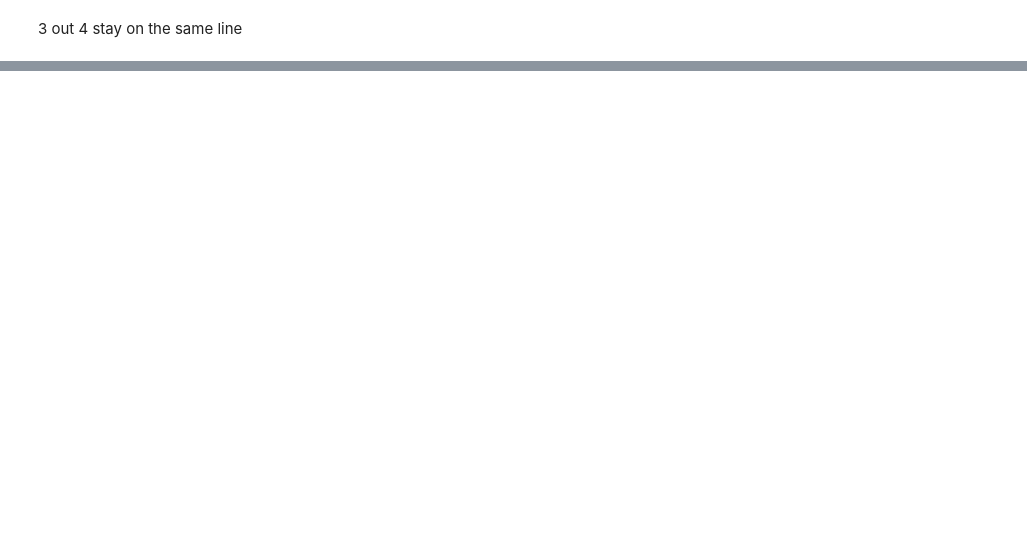
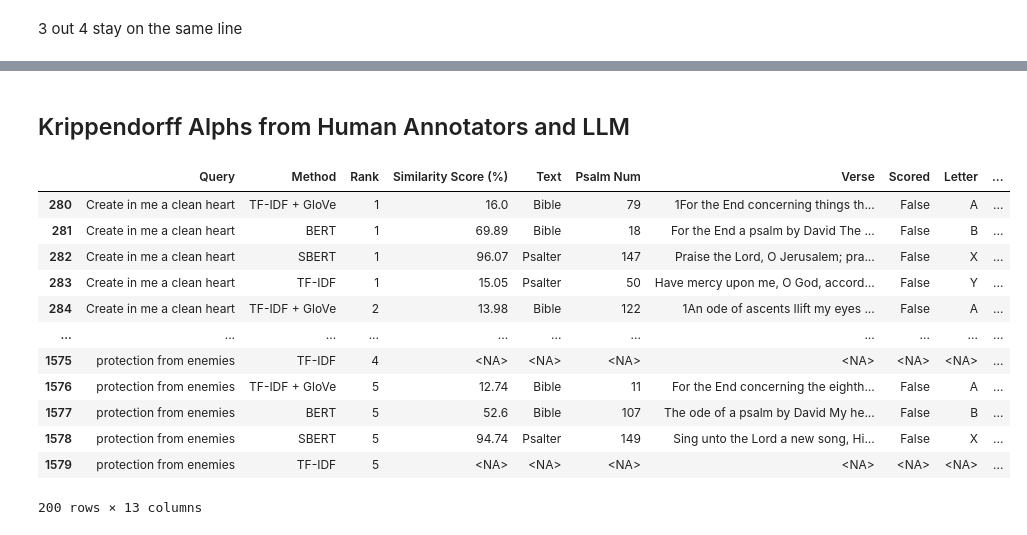
Before and after one commit to cwc09262/psalms-nlp-research, a Jupyter notebook: query_compare/llm_scoring/new_full/llm_results_eval.ipynb, the cells around one changed output, grey strips where cells are left out. Cells and saved outputs as stored; diff of their text form; code cells hidden in the pictures; blank space fills up the shorter version.

```diff
--- a/query_compare/llm_scoring/new_full/llm_results_eval.ipynb
+++ b/query_compare/llm_scoring/new_full/llm_results_eval.ipynb
@@ -1430,0 +1696,18 @@ pd.pivot_table(data=scores,
+# %% [markdown]
+## Krippendorff Alphs from Human Annotators and LLM
+# %%
+filtered_scores
+# %% [output]
+|  | Query | Method | Rank | Similarity Score (%) | Text | Psalm Num | Verse | Scored | Letter | ... |
+| 280 | Create in me a clean heart | TF-IDF + GloVe | 1 | 16.0 | Bible | 79 | 1For the End concerning things th... | False | A | ... |
+| 281 | Create in me a clean heart | BERT | 1 | 69.89 | Bible | 18 | For the End a psalm by David The ... | False | B | ... |
+| 282 | Create in me a clean heart | SBERT | 1 | 96.07 | Psalter | 147 | Praise the Lord, O Jerusalem; pra... | False | X | ... |
+| 283 | Create in me a clean heart | TF-IDF | 1 | 15.05 | Psalter | 50 | Have mercy upon me, O God, accord... | False | Y | ... |
+| 284 | Create in me a clean heart | TF-IDF + GloVe | 2 | 13.98 | Bible | 122 | 1An ode of ascents Ilift my eyes ... | False | A | ... |
+| ... | ... | ... | ... | ... | ... | ... | ... | ... | ... | ... |
+| 1575 | protection from enemies | TF-IDF | 4 | <NA> | <NA> | <NA> | <NA> | <NA> | <NA> | ... |
+| 1576 | protection from enemies | TF-IDF + GloVe | 5 | 12.74 | Bible | 11 | For the End concerning the eighth... | False | A | ... |
+| 1577 | protection from enemies | BERT | 5 | 52.6 | Bible | 107 | The ode of a psalm by David My he... | False | B | ... |
+| 1578 | protection from enemies | SBERT | 5 | 94.74 | Psalter | 149 | Sing unto the Lord a new song, Hi... | False | X | ... |
+| 1579 | protection from enemies | TF-IDF | 5 | <NA> | <NA> | <NA> | <NA> | <NA> | <NA> | ... |
+200 rows × 13 columns
```
Also changed, not shown: parts of 32 cells of this notebook, 4 other files.
